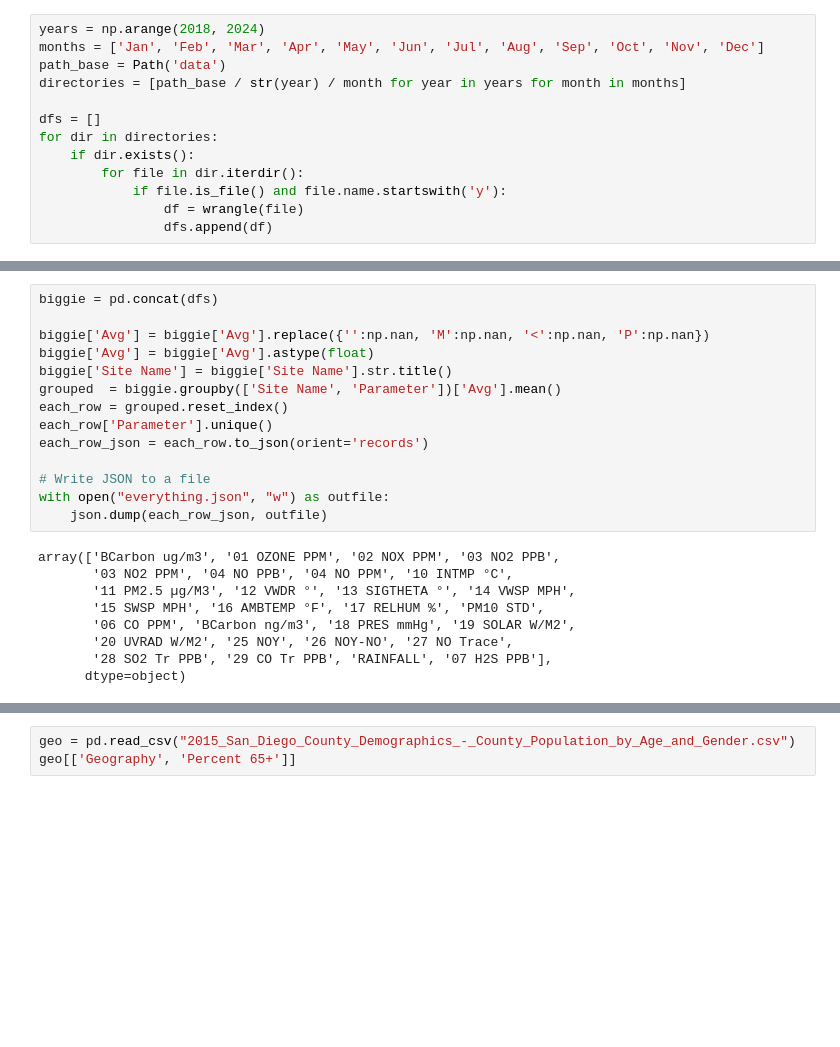
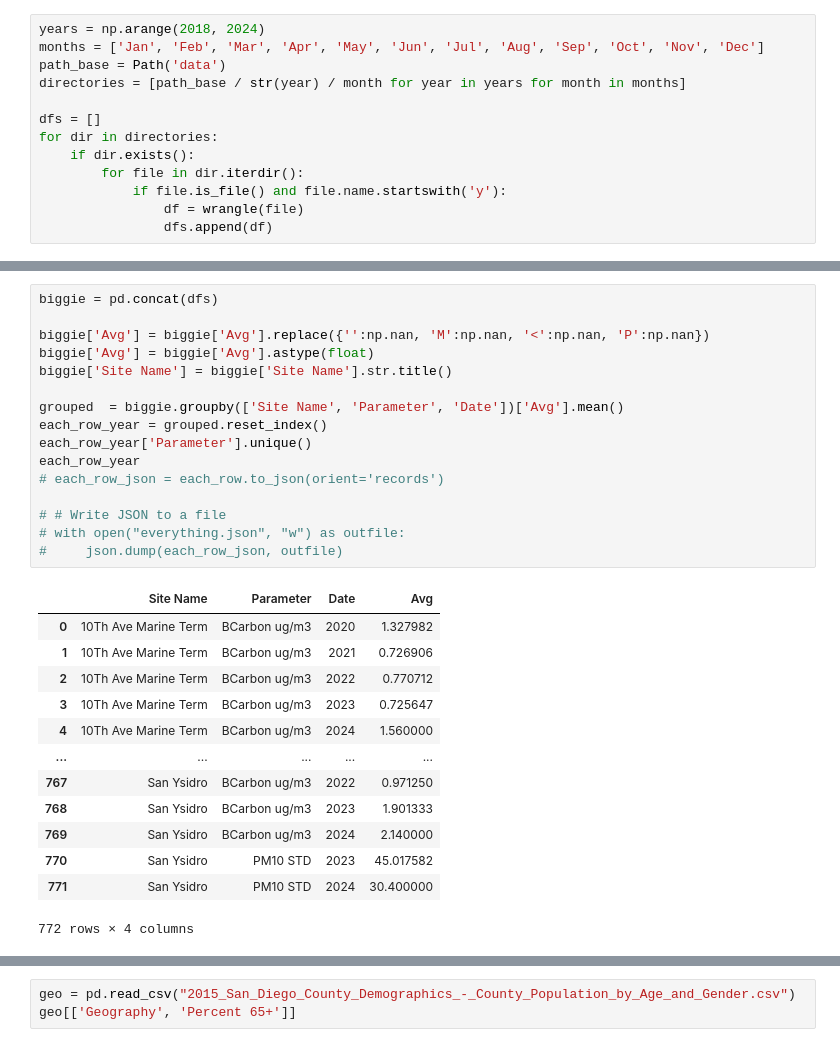
Before and after one commit to BigDataForSanDiego/Team-231, a Jupyter notebook: testing.ipynb, the cells around one changed output, grey strips where cells are left out. Drawn from its saved outputs; the diff is of its cells as text; blank space fills up the shorter version.

```diff
--- a/testing.ipynb
+++ b/testing.ipynb
@@ -50,23 +57,30 @@ Name: MeasuredValue, dtype: float64
 # %%
 biggie = pd.concat(dfs)
 
 biggie['Avg'] = biggie['Avg'].replace({'':np.nan, 'M':np.nan, '<':np.nan, 'P':np.nan})
 biggie['Avg'] = biggie['Avg'].astype(float)
 biggie['Site Name'] = biggie['Site Name'].str.title()
-grouped  = biggie.groupby(['Site Name', 'Parameter'])['Avg'].mean()
-each_row = grouped.reset_index()
-each_row['Parameter'].unique()
-each_row_json = each_row.to_json(orient='records')
 
-# Write JSON to a file
-with open("everything.json", "w") as outfile:
-    json.dump(each_row_json, outfile)
+grouped  = biggie.groupby(['Site Name', 'Parameter', 'Date'])['Avg'].mean()
+each_row_year = grouped.reset_index()
+each_row_year['Parameter'].unique()
+each_row_year
+# each_row_json = each_row.to_json(orient='records')
+
+# # Write JSON to a file
+# with open("everything.json", "w") as outfile:
+#     json.dump(each_row_json, outfile)
 # %% [output]
+|  | Site Name | Parameter | Date | Avg |
+| 0 | 10Th Ave Marine Term | BCarbon ug/m3 | 2020 | 1.327982 |
+| 1 | 10Th Ave Marine Term | BCarbon ug/m3 | 2021 | 0.726906 |
+| 2 | 10Th Ave Marine Term | BCarbon ug/m3 | 2022 | 0.770712 |
+| 3 | 10Th Ave Marine Term | BCarbon ug/m3 | 2023 | 0.725647 |
+| 4 | 10Th Ave Marine Term | BCarbon ug/m3 | 2024 | 1.560000 |
+| ... | ... | ... | ... | ... |
+| 767 | San Ysidro | BCarbon ug/m3 | 2022 | 0.971250 |
+| 768 | San Ysidro | BCarbon ug/m3 | 2023 | 1.901333 |
+| 769 | San Ysidro | BCarbon ug/m3 | 2024 | 2.140000 |
+| 770 | San Ysidro | PM10 STD | 2023 | 45.017582 |
+| 771 | San Ysidro | PM10 STD | 2024 | 30.400000 |
-array(['BCarbon ug/m3', '01 OZONE PPM', '02 NOX PPM', '03 NO2 PPB',
-       '03 NO2 PPM', '04 NO PPB', '04 NO PPM', '10 INTMP °C',
-       '11 PM2.5 µg/M3', '12 VWDR °', '13 SIGTHETA °', '14 VWSP MPH',
-       '15 SWSP MPH', '16 AMBTEMP °F', '17 RELHUM %', 'PM10 STD',
-       '06 CO PPM', 'BCarbon ng/m3', '18 PRES mmHg', '19 SOLAR W/M2',
-       '20 UVRAD W/M2', '25 NOY', '26 NOY-NO', '27 NO Trace',
-       '28 SO2 Tr PPB', '29 CO Tr PPB', 'RAINFALL', '07 H2S PPB'],
-      dtype=object)
+772 rows × 4 columns
```
Also changed, not shown: parts of 11 cells of this notebook, 1 other file.
